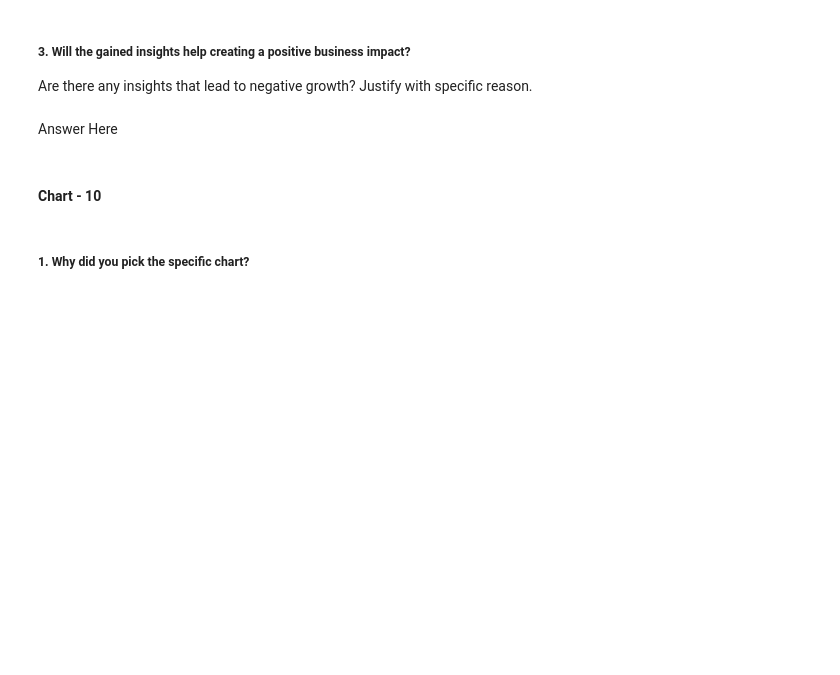
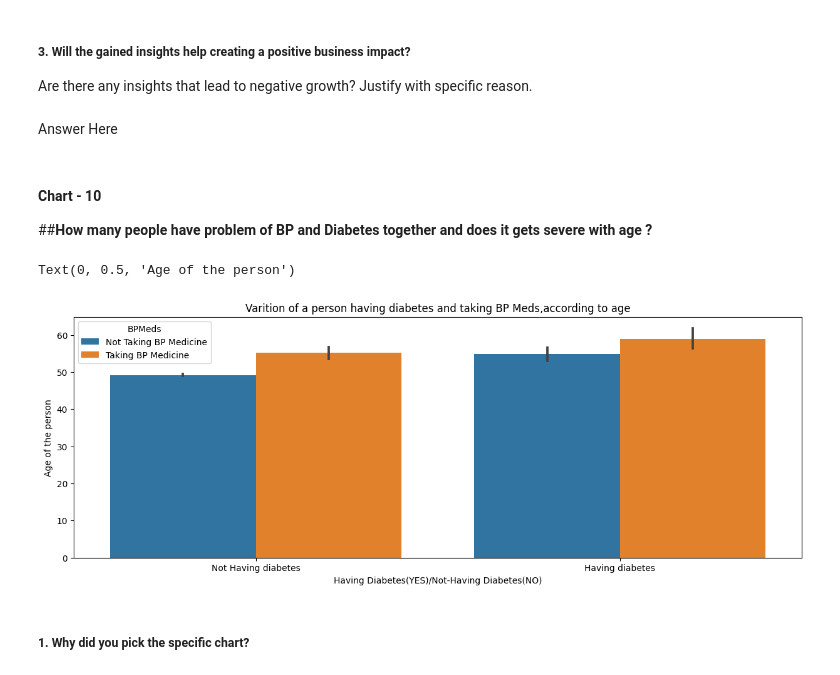
Before and after one commit to apurva-shrivastava/Cardiovascular-Risk-Prediction, a Jupyter notebook: Apurva_Shrivastava_Cardiovascular_Risk_Prediction.ipynb, the cells around one changed output. Drawn from its saved outputs; the diff is of its cells as text; code cells hidden in the pictures; blank space fills up the shorter version.

```diff
--- a/Apurva_Shrivastava_Cardiovascular_Risk_Prediction.ipynb
+++ b/Apurva_Shrivastava_Cardiovascular_Risk_Prediction.ipynb
@@ -583,5 +596,3 @@ Answer Here
 Are there any insights that lead to negative growth? Justify with specific reason.
 # %% [markdown]
 Answer Here
-# %% [markdown]
-#### Chart - 10
@@ -590,3 +599,20 @@ Answer Here
+# %% [markdown]
+#### Chart - 10
+
+
+##**How many people have problem of BP and Diabetes together and does it gets severe with age ?**
+# %%
+# Chart - 10 visualization code
+
+#Varition of a person having diabetes and taking BP Meds,according to age.
+fig=plt.figure(figsize=(15,5))
+sns.barplot(data=data_visual, x="diabetes", y="age",hue='BPMeds')
+plt.title('Varition of a person having diabetes and taking BP Meds,according to age')
+plt.xlabel('Having Diabetes(YES)/Not-Having Diabetes(NO)')
+plt.ylabel('Age of the person')
+# %% [output]
+Text(0, 0.5, 'Age of the person')
+[figure, added]
 # %% [markdown]
 ##### 1. Why did you pick the specific chart?
 # %% [markdown]
```
Also changed, not shown: parts of 19 cells of this notebook.
